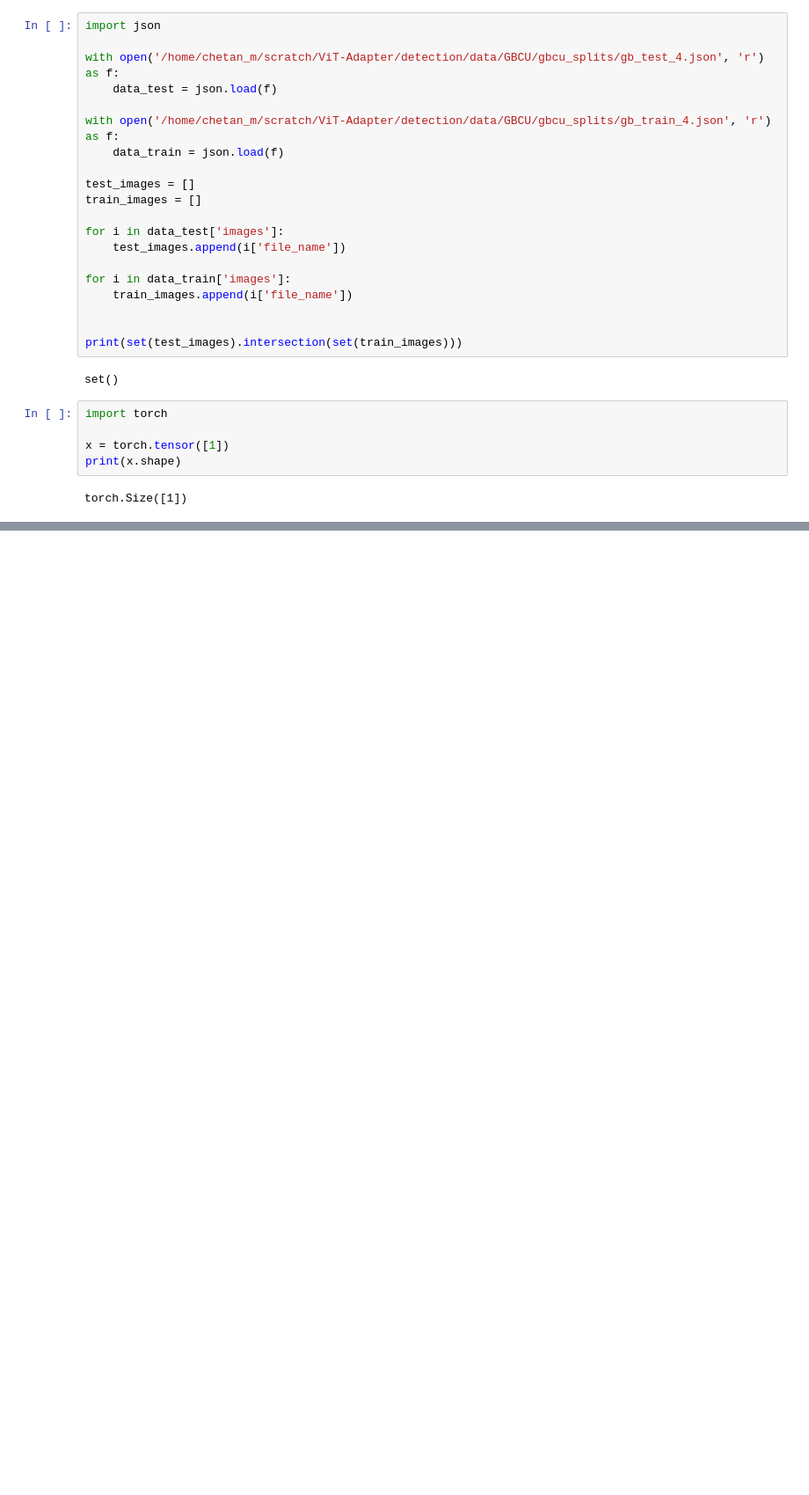
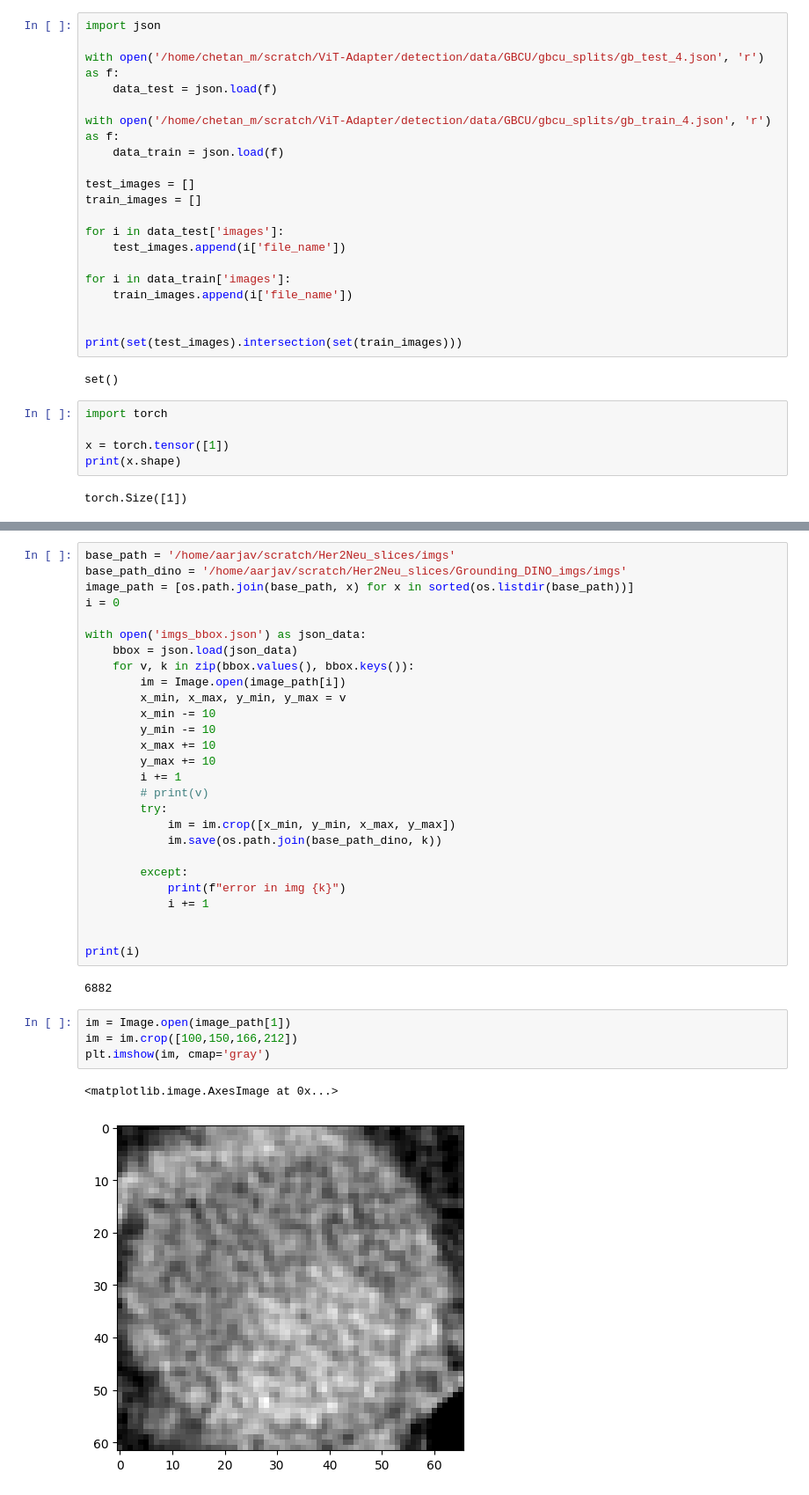
Before and after one commit to ChetanMadan/GLCM-MAE, a Jupyter notebook: diffGLCM_final.ipynb, the cells around one changed output, grey strips where cells are left out. Shown at 88% size. Drawn from its saved outputs; the diff is of its cells as text; blank space fills up the shorter version.

```diff
--- a/diffGLCM_final.ipynb
+++ b/diffGLCM_final.ipynb
@@ -317,0 +494,36 @@ torch.Size([1])
+# %%
+base_path = '/home/aarjav/scratch/Her2Neu_slices/imgs'
+base_path_dino = '/home/aarjav/scratch/Her2Neu_slices/Grounding_DINO_imgs/imgs'
+image_path = [os.path.join(base_path, x) for x in sorted(os.listdir(base_path))]
+i = 0
+
+with open('imgs_bbox.json') as json_data:
+    bbox = json.load(json_data)
+    for v, k in zip(bbox.values(), bbox.keys()):
+        im = Image.open(image_path[i])
+        x_min, x_max, y_min, y_max = v
+        x_min -= 10
+        y_min -= 10
+        x_max += 10
+        y_max += 10
+        i += 1
+        # print(v)
+        try:
+            im = im.crop([x_min, y_min, x_max, y_max])
+            im.save(os.path.join(base_path_dino, k))
+
+        except:
+            print(f"error in img {k}")
+            i += 1
+
+
+print(i)
+# %% [output]
+6882
+# %%
+im = Image.open(image_path[1])
+im = im.crop([100,150,166,212])
+plt.imshow(im, cmap='gray')
+# %% [output]
+<matplotlib.image.AxesImage at 0x...>
+[figure, added]
```
Also changed, not shown: parts of 12 cells of this notebook, 10 other files.
